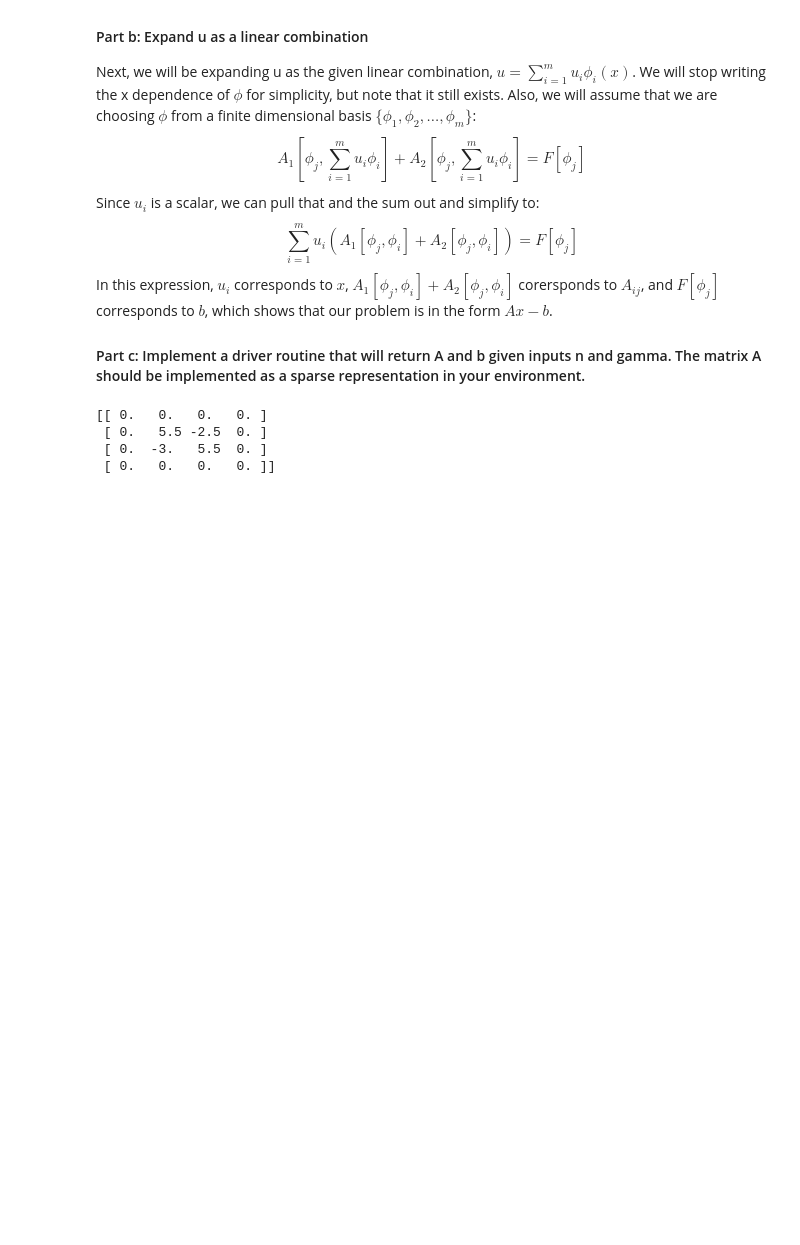
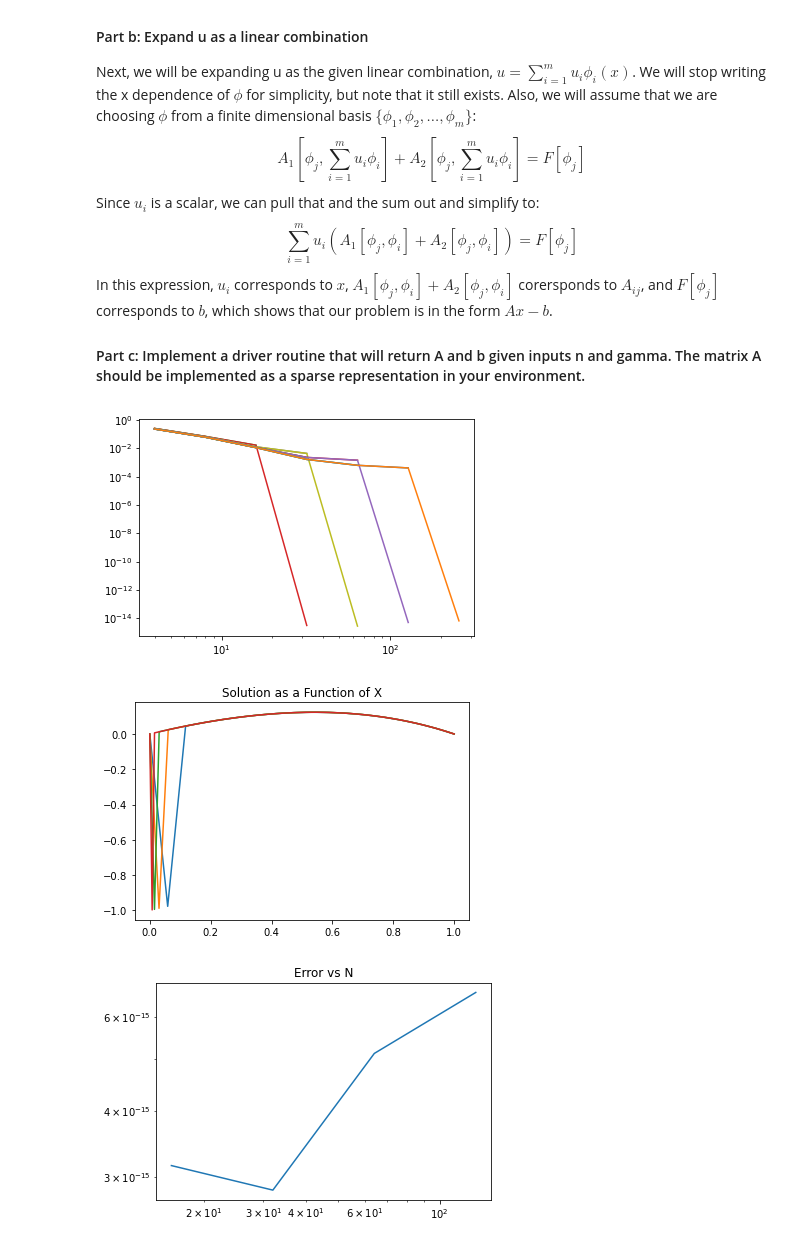
Before and after one commit to erasmussen4/530, a Jupyter notebook: 530LinAlgGroup.ipynb, the cells around one changed output. Cells and saved outputs as stored; diff of their text form; code cells hidden in the pictures; blank space fills up the shorter version.

Commit message:
Fixed mygmres, added dot function, started graphs

```diff
--- a/530LinAlgGroup.ipynb
+++ b/530LinAlgGroup.ipynb
@@ -41,12 +41,6 @@ $$
 In this expression, $u_i$ corresponds to $x$, $A_1[\phi_j,\phi_i] + A_2[\phi_j,\phi_i]$ corersponds to $A_{ij}$, and $F[\phi_j] $ corresponds to $b$, which shows that our problem is in the form $Ax-b$.
 
 #### Part c: Implement a driver routine that will return A and b given inputs n and gamma.  The matrix A should be implemented as a sparse representation in your environment.
-# %%
-import numpy as np
-from scipy.sparse import csr_matrix
-
-def driver(n, g):
-    A = csr_matrix((n,n))
 # %%
 from scipy.sparse import csr_matrix, diags
 import numpy as np
@@ -55,19 +49,14 @@ def driver( n, gamma ):
     A2 = np.zeros( (n+1,n+1) )
     diagonalsA1 = np.ones( n ) * 2 * (n+1)
     off_diagonalsA1 = np.ones( n-1 ) * -(n+1)
-    A1 = diags( [diagonalsA1,off_diagonalsA1,off_diagonalsA1], [0,1,-1] )
+    A1 = diags( [diagonalsA1,off_diagonalsA1,off_diagonalsA1], [0,1,-1], format="csr" )
 
     diagonalsA2 = np.zeros( n )
     upper_diags = np.ones( n ) * 0.5
     lower_diags = np.ones( n ) * -0.5
-    A2 = gamma*diags( [diagonalsA2,upper_diags,lower_diags], [0,1,-1] )
+    A2 = gamma*diags( [diagonalsA2,upper_diags,lower_diags], [0,1,-1], format="csr" )
 
     A = A1 + A2
     b = np.ones( n ) / (n+1)
     return A, b
-# %% [output]
-[[ 0.   0.   0.   0. ]
- [ 0.   5.5 -2.5  0. ]
- [ 0.  -3.   5.5  0. ]
- [ 0.   0.   0.   0. ]]
 # %%
@@ -105,0 +103,50 @@ def mygmres( I, b, x0, n, A ):
+# %%
+import matplotlib.pyplot as plt
+
+# Run mygmres and output graphs
+def Graphing(gamma):
+    n = (16,32,64,128)
+    nerrvec = []
+    for i in range(len(n)):
+        x0 = np.zeros(n[i])
+        x0[0]= 1
+        A, b = driver(n[i],gamma)
+        Ierrvec = []
+        Ivec = []
+        I = 2
+        res = 1
+        while res > 10**(-6):
+            M = np.identity(n[i])
+            x,res = mygmres(I, b, x0, n[i], M, A )
+            I = I * 2
+            Ierrvec.append(res)
+            Ivec.append(I)
+            plt.figure(1)
+            plt.loglog(Ivec, Ierrvec)
+
+        xscale = np.linspace(0,1,n[i]+2)
+        # x[0] = 0
+        # y = np.zeros(xscale.shape)
+        x = np.insert(x,0,0)
+        x = np.append( x, 0)
+        # y[1:-1] = x
+        # y[-1] = 0
+        plt.figure(2)
+        plt.plot(xscale,x)
+        plt.title("Solution as a Function of X")
+
+        nerrvec.append(res)
+
+
+    plt.figure(3)
+    # plt.subplot(1,2,1)
+    plt.loglog(n, nerrvec)
+    plt.title("Error vs N")
+
+    plt.show()
+
+Graphing(1)
+# %% [output]
+[figure, added]
+[figure, added]
+[figure, added]
```
Also changed, not shown: parts of 1 cell of this notebook, 1 other file.
